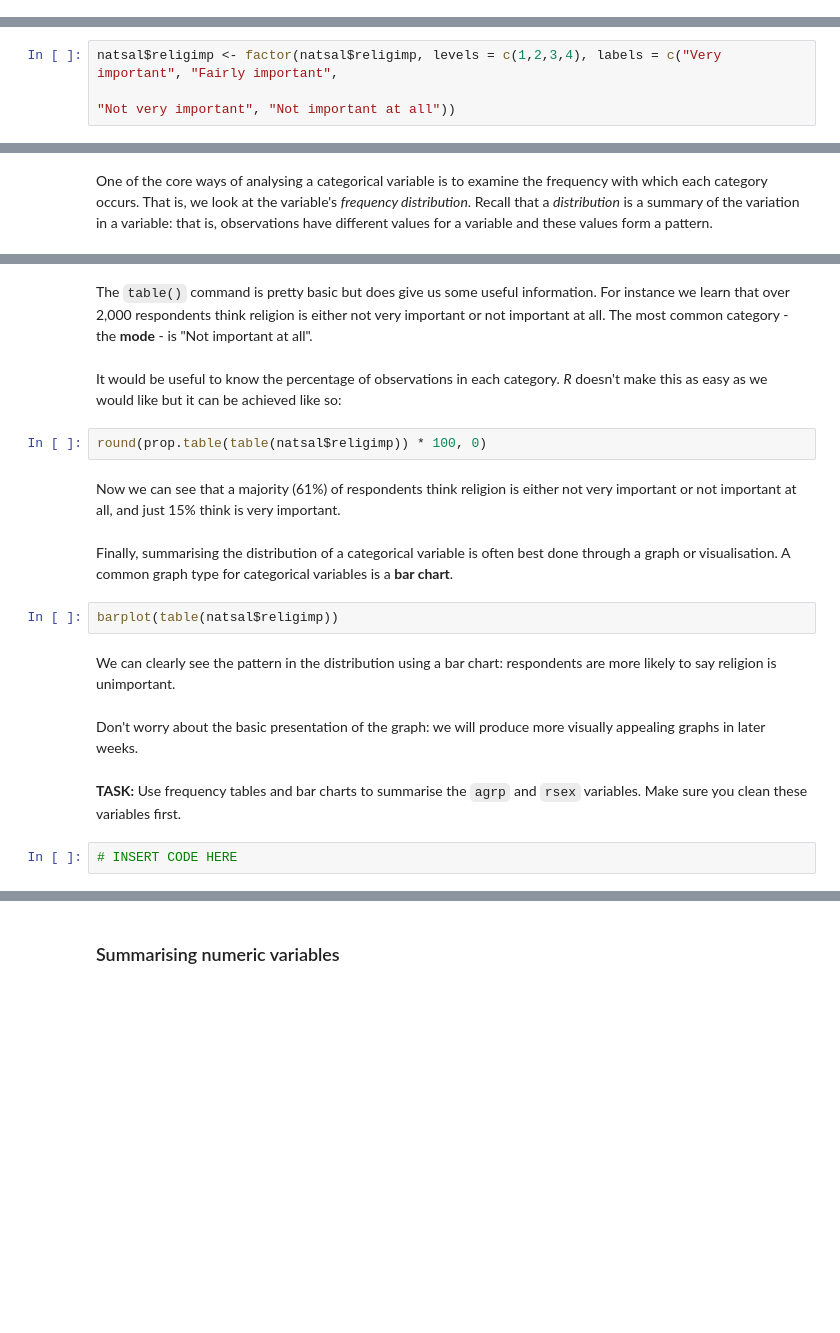
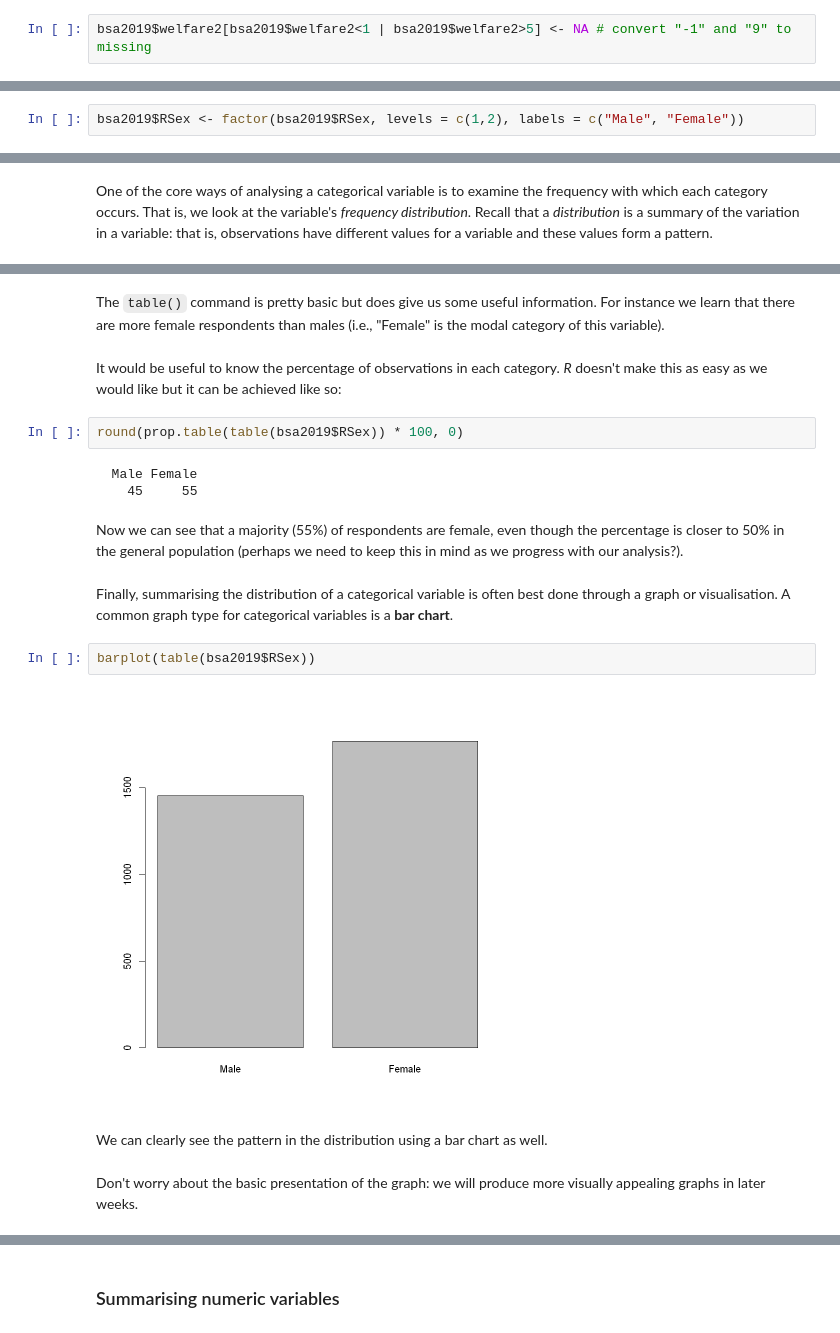
Before and after one commit to DiarmuidM/data-analysis-for-the-social-sciences-2023, a Jupyter notebook: lessons/dass-week-9-univariate-analysis.ipynb, the cells around one changed output, grey strips where cells are left out. Cells and saved outputs as stored; diff of their text form; blank space fills up the shorter version.

Commit message:
First draft of Week 9

```diff
--- a/lessons/dass-week-9-univariate-analysis.ipynb
+++ b/lessons/dass-week-9-univariate-analysis.ipynb
@@ -181,0 +202,2 @@ summary(natsal$attconservative)
+# %%
+bsa2019$welfare2[bsa2019$welfare2<1 | bsa2019$welfare2>5] <- NA # convert "-1" and "9" to missing
@@ -184,4 +210,3 @@ For the `religimp` variable we can handle missing values at the same time as lab
 # %%
-natsal$religimp <- factor(natsal$religimp, levels = c(1,2,3,4), labels = c("Very important", "Fairly important",
-                                                                                         "Not very important", "Not important at all"))
+bsa2019$RSex <- factor(bsa2019$RSex, levels = c(1,2), labels = c("Male", "Female"))
 # %%
@@ -195,20 +226,21 @@ table(natsal$religimp)
 # %% [markdown]
-The `table()` command is pretty basic but does give us some useful information. For instance we learn that over 2,000 respondents think religion is either not very important or not important at all. The most common category - the **mode** - is "Not important at all".
+The `table()` command is pretty basic but does give us some useful information. For instance we learn that there are more female respondents than males (i.e., "Female" is the modal category of this variable).
 # %% [markdown]
 It would be useful to know the percentage of observations in each category. *R* doesn't make this as easy as we would like but it can be achieved like so:
 # %%
-round(prop.table(table(natsal$religimp)) * 100, 0)
+round(prop.table(table(bsa2019$RSex)) * 100, 0)
+# %% [output]
+  Male Female
+    45     55
 # %% [markdown]
-Now we can see that a majority (61%) of respondents think religion is either not very important or not important at all, and just 15% think is very important.
+Now we can see that a majority (55%) of respondents are female, even though the percentage is closer to 50% in the general population (perhaps we need to keep this in mind as we progress with our analysis?).
 # %% [markdown]
 Finally, summarising the distribution of a categorical variable is often best done through a graph or visualisation. A common graph type for categorical variables is a **bar chart**.
 # %%
-barplot(table(natsal$religimp))
+barplot(table(bsa2019$RSex))
+# %% [output]
+[figure, added]
 # %% [markdown]
-We can clearly see the pattern in the distribution using a bar chart: respondents are more likely to say religion is unimportant.
+We can clearly see the pattern in the distribution using a bar chart as well.
 # %% [markdown]
 Don't worry about the basic presentation of the graph: we will produce more visually appealing graphs in later weeks.
-# %% [markdown]
-**TASK:** Use frequency tables and bar charts to summarise the `agrp` and `rsex` variables. Make sure you clean these variables first.
-# %%
-# INSERT CODE HERE
```
Also changed, not shown: parts of 22 cells of this notebook.
